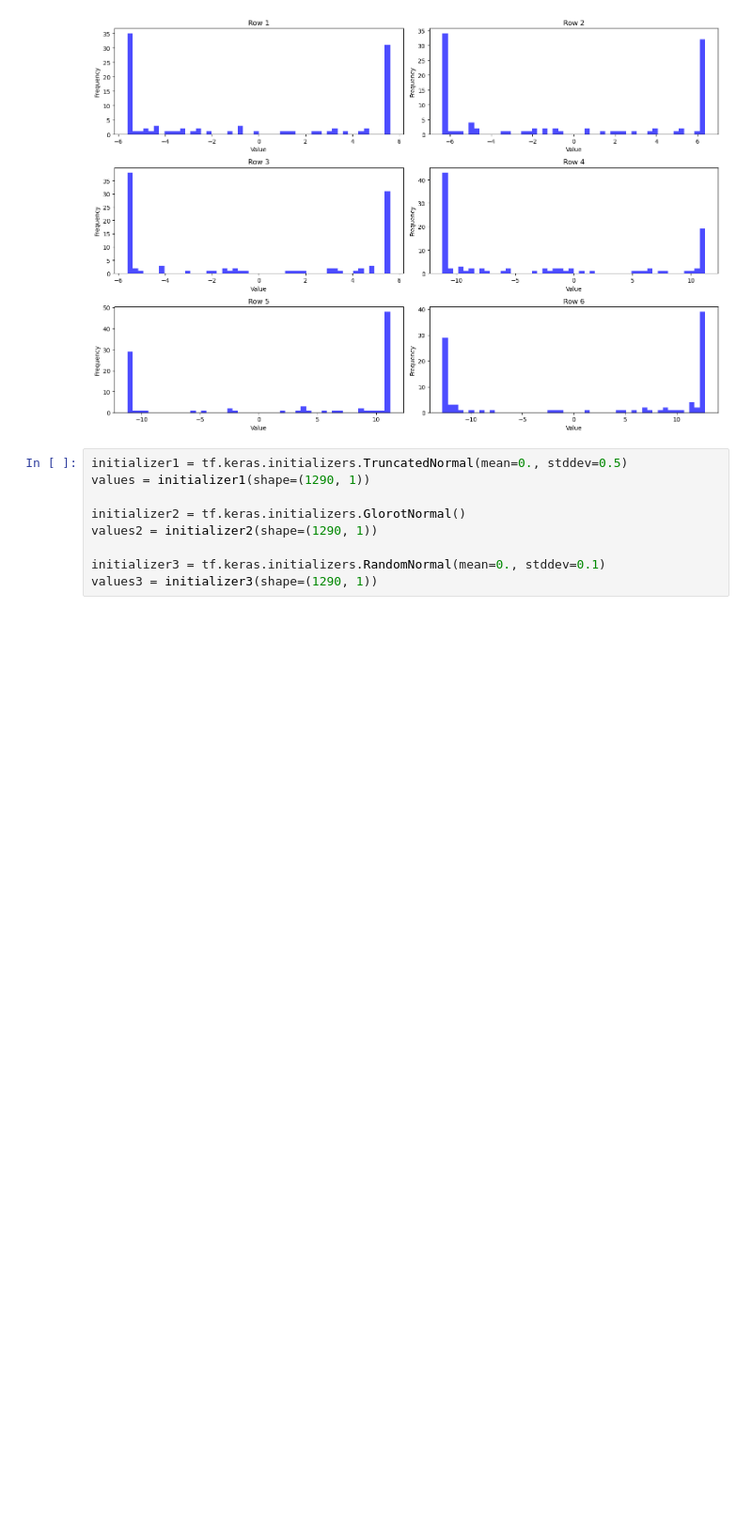
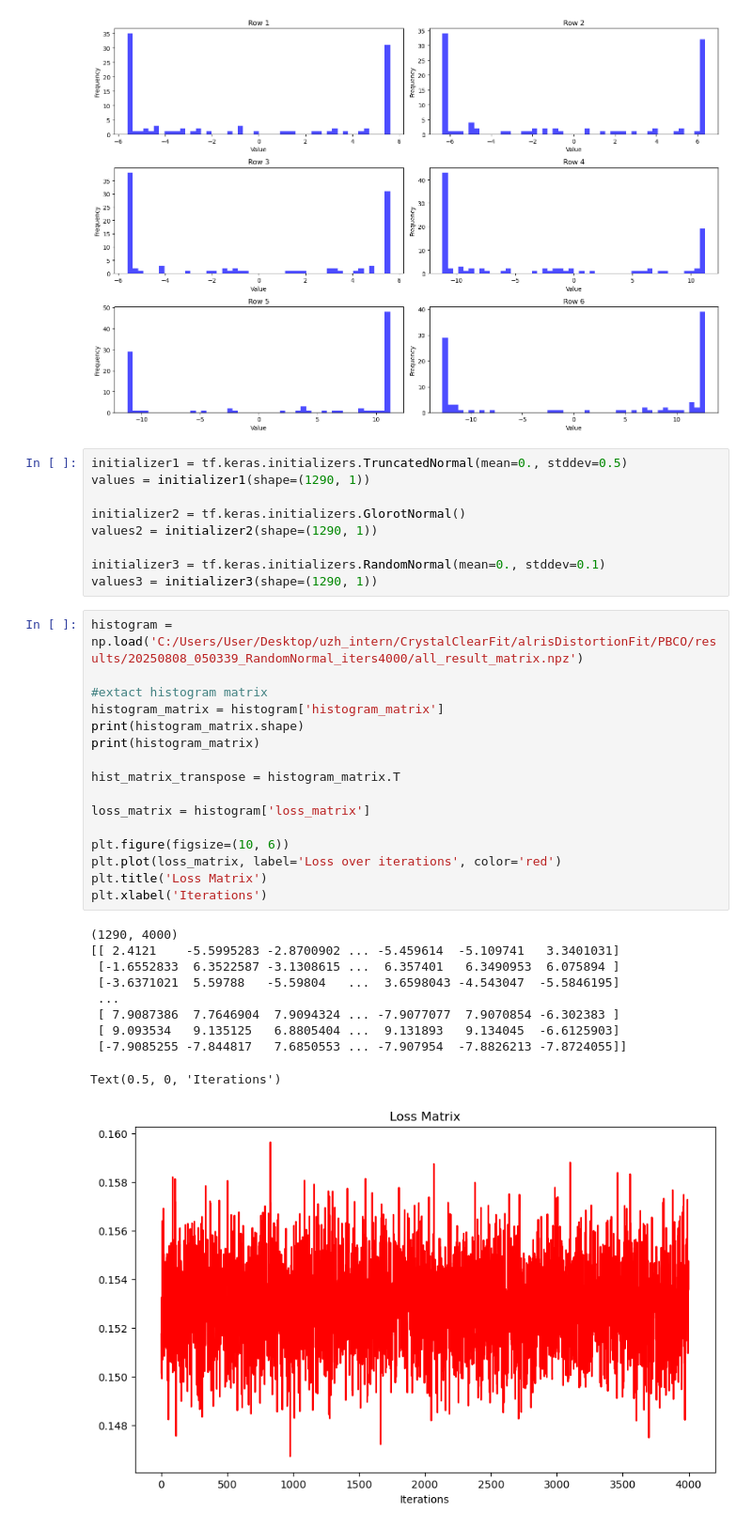
Before and after one commit to bleubreeymeow/CrystalClearFit, a Jupyter notebook: alrisDistortionFit/PBCO/PBCO_historgram.ipynb, the cells around one changed output. Shown at 94% size. Drawn from its saved outputs; the diff is of its cells as text; blank space fills up the shorter version.

```diff
--- a/alrisDistortionFit/PBCO/PBCO_historgram.ipynb
+++ b/alrisDistortionFit/PBCO/PBCO_historgram.ipynb
@@ -52,3 +52,30 @@ values2 = initializer2(shape=(1290, 1))
 
 initializer3 = tf.keras.initializers.RandomNormal(mean=0., stddev=0.1)
 values3 = initializer3(shape=(1290, 1))
+# %%
+histogram = np.load('C:/Users/User/Desktop/uzh_intern/CrystalClearFit/alrisDistortionFit/PBCO/results/20250808_050339_RandomNormal_iters4000/all_result_matrix.npz')
+
+#extact histogram matrix
+histogram_matrix = histogram['histogram_matrix']
+print(histogram_matrix.shape)
+print(histogram_matrix)
+
+hist_matrix_transpose = histogram_matrix.T
+
+loss_matrix = histogram['loss_matrix']
+
+plt.figure(figsize=(10, 6))
+plt.plot(loss_matrix, label='Loss over iterations', color='red')
+plt.title('Loss Matrix')
+plt.xlabel('Iterations')
+# %% [output]
+(1290, 4000)
+[[ 2.4121    -5.5995283 -2.8700902 ... -5.459614  -5.109741   3.3401031]
+ [-1.6552833  6.3522587 -3.1308615 ...  6.357401   6.3490953  6.075894 ]
+ [-3.6371021  5.59788   -5.59804   ...  3.6598043 -4.543047  -5.5846195]
+ ...
+ [ 7.9087386  7.7646904  7.9094324 ... -7.9077077  7.9070854 -6.302383 ]
+ [ 9.093534   9.135125   6.8805404 ...  9.131893   9.134045  -6.6125903]
+ [-7.9085255 -7.844817   7.6850553 ... -7.907954  -7.8826213 -7.8724055]]
+Text(0.5, 0, 'Iterations')
+[figure, added]
```
Also changed, not shown: 5 other files.
